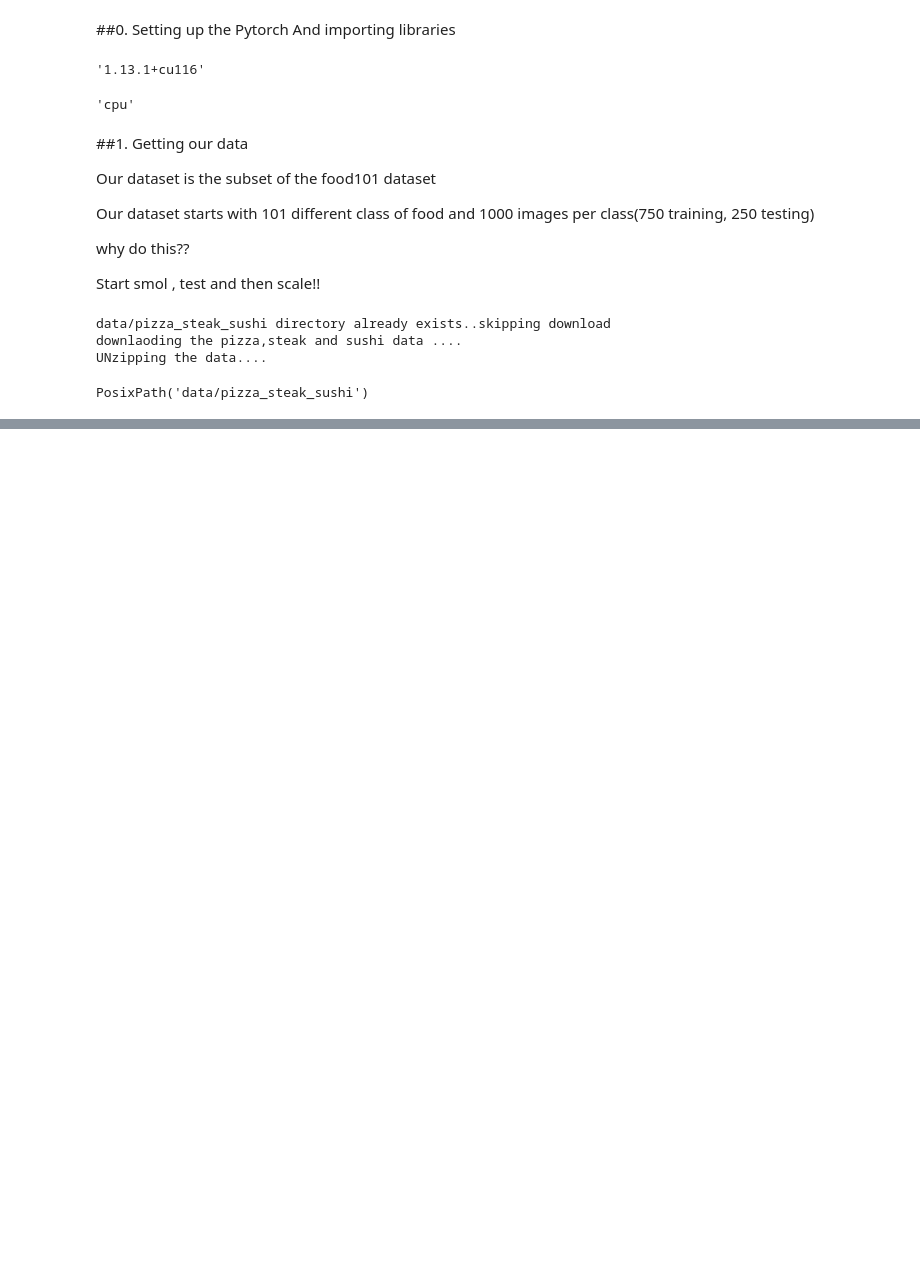
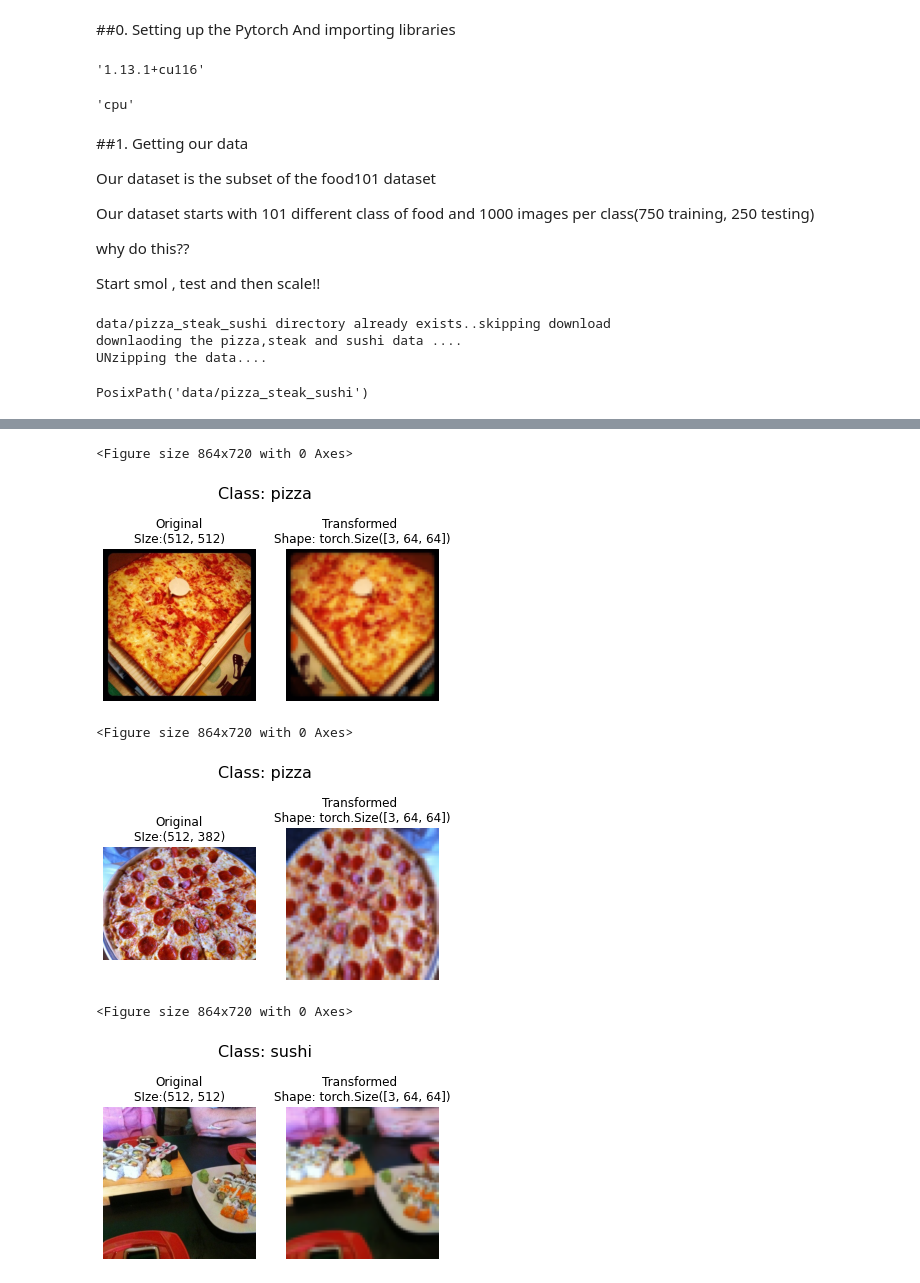
Before and after one commit to MananShukla7/Pytorch-CV, a Jupyter notebook: 05_Custom_Datasets_Pytorch.ipynb, the cells around one changed output, grey strips where cells are left out. Saved outputs shown, nothing was run; the diff lists cells and outputs as text; code cells hidden in the pictures; blank space fills up the shorter version.

```diff
--- a/05_Custom_Datasets_Pytorch.ipynb
+++ b/05_Custom_Datasets_Pytorch.ipynb
@@ -60,0 +218,36 @@ PosixPath('data/pizza_steak_sushi')
+# %%
+## Making a function for visualising our tranformed and original data
+
+def plot_transformed_images(image_paths:list,transform,n=3,seed=None):
+  """
+  Selects random images from the path of images and loads/transforms them then
+  plots the original vs the transformed images to see the difference visually!!
+  """
+  if seed:
+    random.seed(seed)
+  random_image_paths=random.sample(image_paths,k=n)
+  for image_path in random_image_paths:
+      with Image.open(image_path) as f:
+        plt.figure(figsize=(12,10))
+
+        fig,ax=plt.subplots(1,2)
+        ax[0].imshow(f)
+        ax[0].set_title(f"Original\nSIze:{f.size}")
+        ax[0].axis(False);
+
+        #Transforms and plot target image
+        transformed_image=transform(f) #NEeed to convert the cwh to whc for the matplotlib
+        ax[1].imshow(transformed_image.permute(1,2,0))
+        ax[1].set_title(f"Transformed \nShape: {transformed_image.shape}")
+        ax[1].axis(False);
+
+        fig.suptitle(f"Class: {image_path.parent.stem}",fontsize=16)
+# %%
+plot_transformed_images(img_list,data_transform,n=3,seed=42)
+# %% [output]
+<Figure size 864x720 with 0 Axes>
+[figure, added]
+<Figure size 864x720 with 0 Axes>
+[figure, added]
+<Figure size 864x720 with 0 Axes>
+[figure, added]
```
Also changed, not shown: parts of 18 cells of this notebook.
